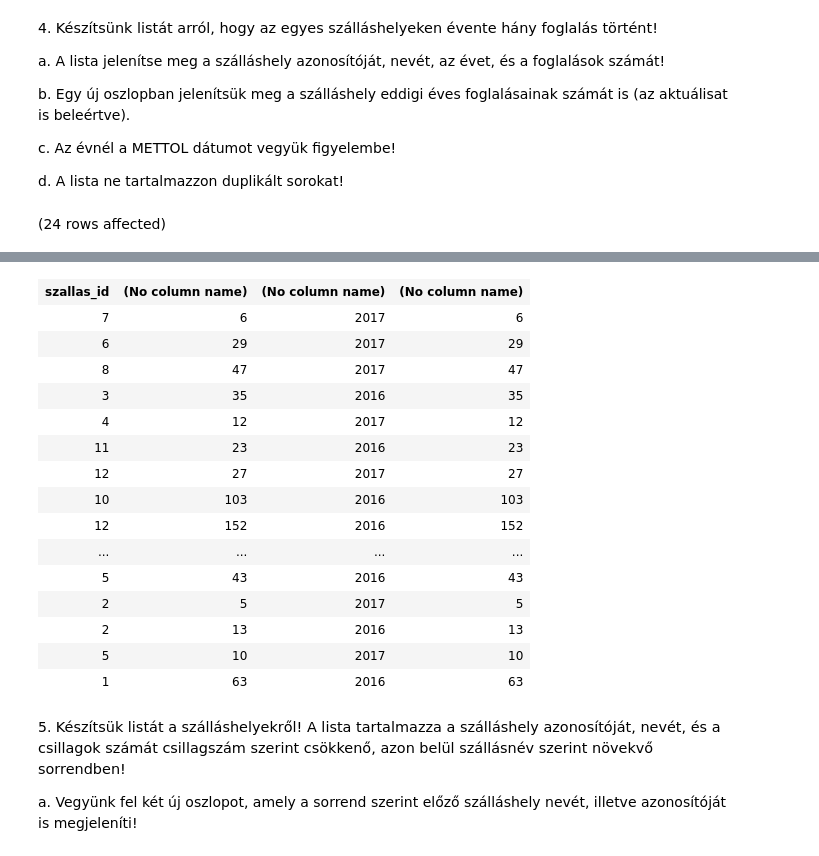
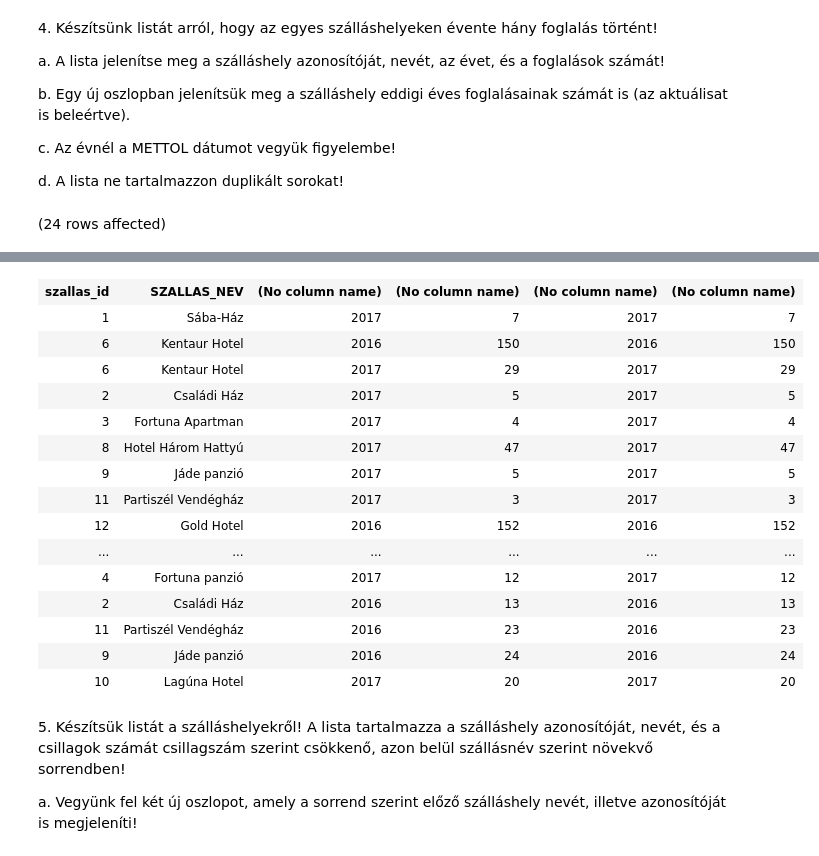
Before and after one commit to barnabasbaranyistud/SQLgyak03, a Jupyter notebook: gyakorlat06_feladatok.ipynb, the cells around one changed output, grey strips where cells are left out. Saved outputs shown, nothing was run; the diff lists cells and outputs as text; code cells hidden in the pictures.

```diff
--- a/gyakorlat06_feladatok.ipynb
+++ b/gyakorlat06_feladatok.ipynb
@@ -52,9 +102,8 @@ c. Az évnél a METTOL dátumot vegyük figyelembe!
 
 d. A lista ne tartalmazzon duplikált sorokat!
 # %%
-SELECT DISTINCT sz.szallas_id,
+SELECT DISTINCT sz.szallas_id, sz.SZALLAS_NEV, YEAR(f.METTOL),
 count(*) OVER(PARTITION BY sz.szallas_id, YEAR(f.mettol)),
-YEAR(f.mettol),
 COUNT(*) OVER(PARTITION BY sz.szallas_id, YEAR(f.mettol)
      ORDER BY YEAR(f.mettol)
      RANGE BETWEEN UNBOUNDED PRECEDING AND CURRENT ROW)
@@ -66,19 +115,19 @@ Total execution time: 00:00:00.029
-| szallas_id | (No column name) | (No column name) | (No column name) |
-| 7 | 6 | 2017 | 6 |
-| 6 | 29 | 2017 | 29 |
-| 8 | 47 | 2017 | 47 |
-| 3 | 35 | 2016 | 35 |
-| 4 | 12 | 2017 | 12 |
-| 11 | 23 | 2016 | 23 |
-| 12 | 27 | 2017 | 27 |
-| 10 | 103 | 2016 | 103 |
-| 12 | 152 | 2016 | 152 |
-| ... | ... | ... | ... |
-| 5 | 43 | 2016 | 43 |
-| 2 | 5 | 2017 | 5 |
-| 2 | 13 | 2016 | 13 |
-| 5 | 10 | 2017 | 10 |
-| 1 | 63 | 2016 | 63 |
+| szallas_id | SZALLAS_NEV | (No column name) | (No column name) | (No column name) | (No column name) |
+| 1 | Sába-Ház | 2017 | 7 | 2017 | 7 |
+| 6 | Kentaur Hotel | 2016 | 150 | 2016 | 150 |
+| 6 | Kentaur Hotel | 2017 | 29 | 2017 | 29 |
+| 2 | Családi Ház | 2017 | 5 | 2017 | 5 |
+| 3 | Fortuna Apartman | 2017 | 4 | 2017 | 4 |
+| 8 | Hotel Három Hattyú | 2017 | 47 | 2017 | 47 |
+| 9 | Jáde panzió | 2017 | 5 | 2017 | 5 |
+| 11 | Partiszél Vendégház | 2017 | 3 | 2017 | 3 |
+| 12 | Gold Hotel | 2016 | 152 | 2016 | 152 |
+| ... | ... | ... | ... | ... | ... |
+| 4 | Fortuna panzió | 2017 | 12 | 2017 | 12 |
+| 2 | Családi Ház | 2016 | 13 | 2016 | 13 |
+| 11 | Partiszél Vendégház | 2016 | 23 | 2016 | 23 |
+| 9 | Jáde panzió | 2016 | 24 | 2016 | 24 |
+| 10 | Lagúna Hotel | 2017 | 20 | 2017 | 20 |
 # %% [markdown]
 5. <span style="background-color: rgb(255, 255, 255); color: rgb(0, 0, 0); font-family: &quot;Open Sans&quot;, sans-serif; font-size: 14.44px;">Készítsük listát a szálláshelyekről! A lista tartalmazza a szálláshely azonosítóját, nevét, és a csillagok számát csillagszám szerint csökkenő, azon belül szállásnév szerint növekvő sorrendben!&nbsp;</span>
 
```
Also changed, not shown: parts of 6 cells of this notebook.
